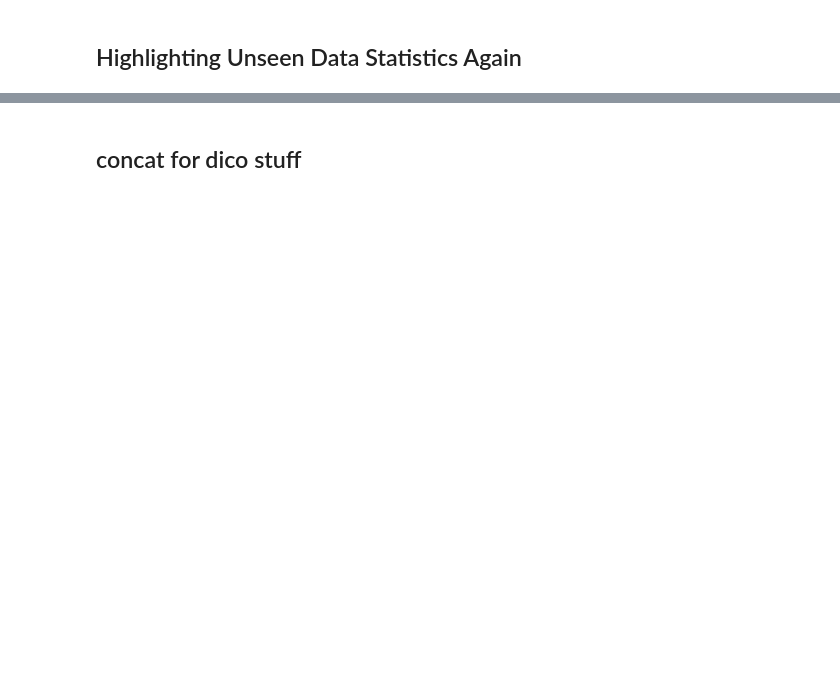
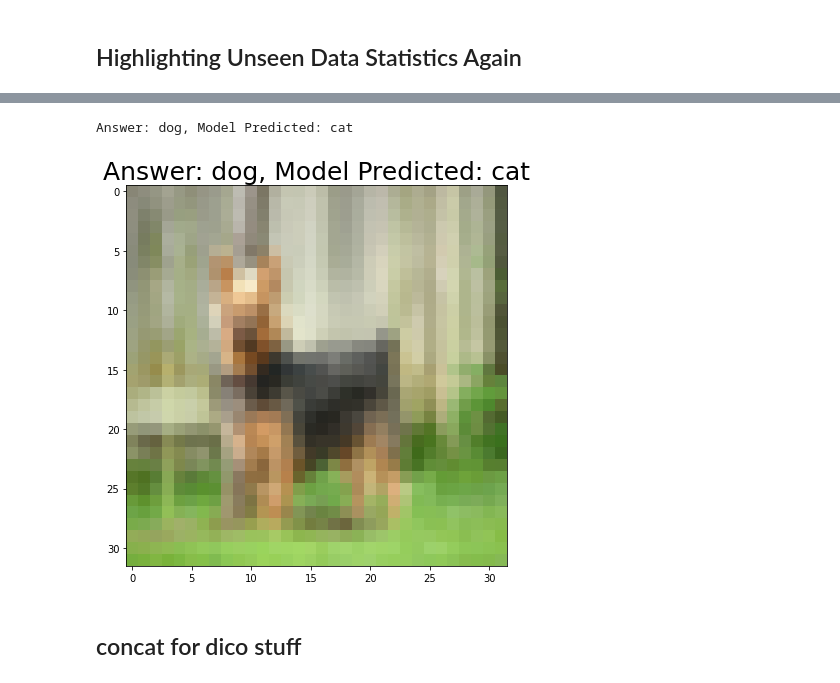
Before and after one commit to UmerFakher/INT2-Group-Project-CIFAR10, a Jupyter notebook: CIFAR10_CNN_Model_ColabShortened.ipynb, the cells around one changed output, grey strips where cells are left out. Saved outputs shown, nothing was run; the diff lists cells and outputs as text; code cells hidden in the pictures; blank space fills up the shorter version.

```diff
--- a/CIFAR10_CNN_Model_ColabShortened.ipynb
+++ b/CIFAR10_CNN_Model_ColabShortened.ipynb
@@ -656,3 +678,16 @@ So Testing Error (1 - Acc) on our unseen data: 0.13249999284744263
+# %%
+for i in range(len(testing_labels)):
+    ans = testing_labels[i]
+    pred = predictions[i]
+    if ans != pred:
+        print("Answer: {}, Model Predicted: {}".format(label_classes[ans[0]], label_classes[pred]))
+        plot_image_data(testing_data[i], "Answer: {}, Model Predicted: {}".format(label_classes[ans[0]], label_classes[pred]))#label_classes[testing_labels[i][0]] )
+        plt.show()
+
+        break
+# %% [output]
+Answer: dog, Model Predicted: cat
+[figure, added]
 # %% [markdown]
 ## concat for dico stuff
 # %%
```
Also changed, not shown: parts of 10 cells of this notebook.
